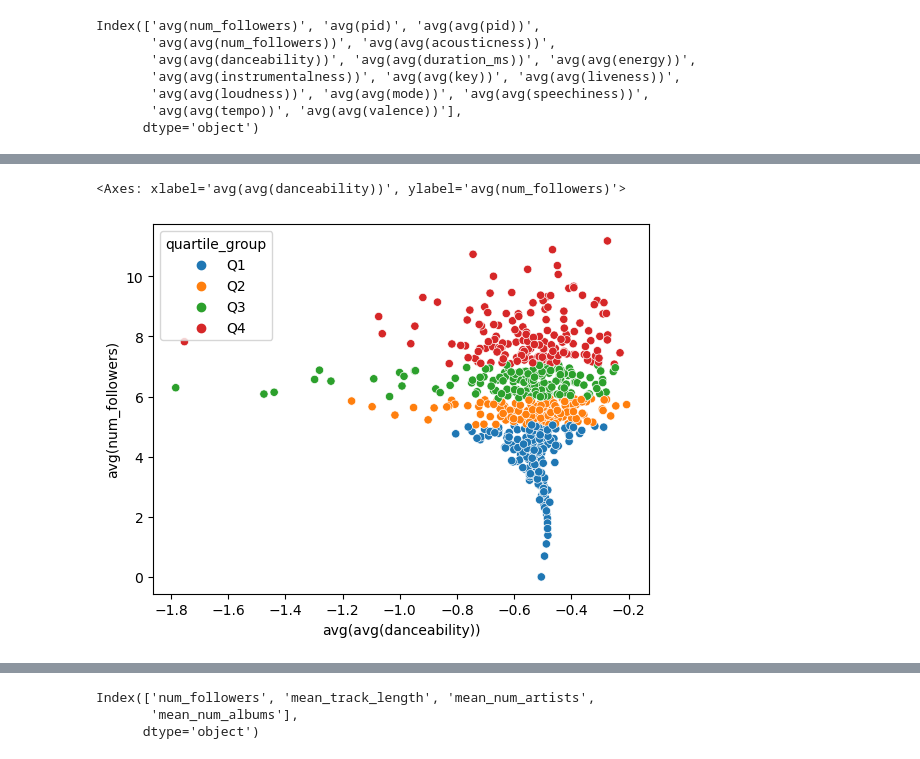
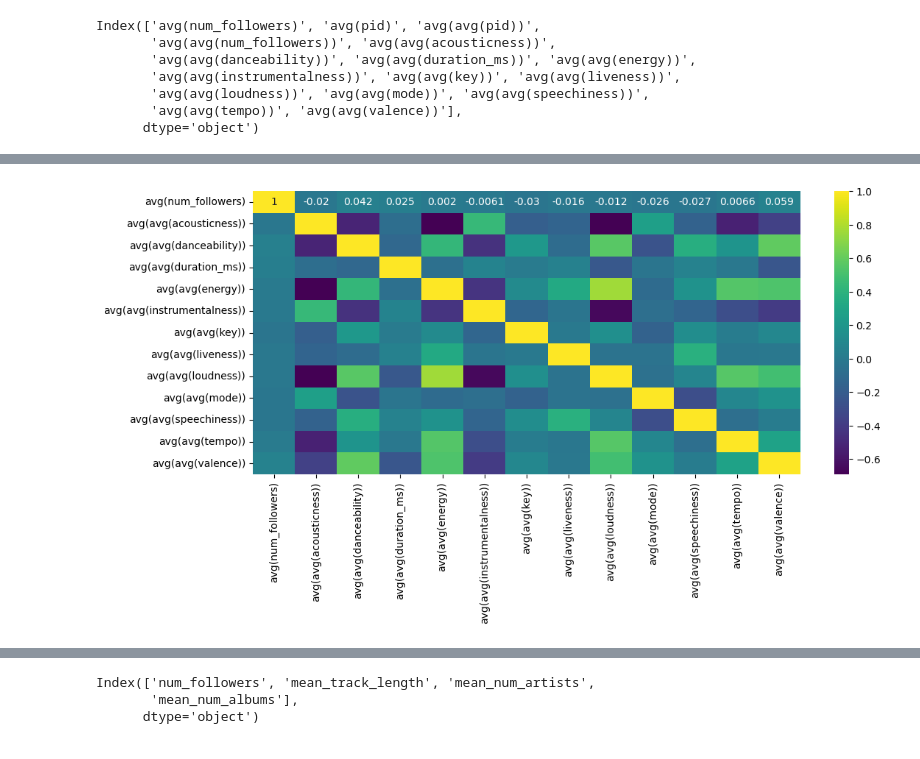
Before and after one commit to Bindila-Bogdan/Decoding-Playlist-Success, a Jupyter notebook: bivariate_eda.ipynb, the cells around one changed output, grey strips where cells are left out. Saved outputs shown, nothing was run; the diff lists cells and outputs as text; code cells hidden in the pictures.

```diff
--- a/bivariate_eda.ipynb
+++ b/bivariate_eda.ipynb
@@ -43,6 +46,8 @@ sns.scatterplot(data=audio_df,y="avg(num_followers)",hue="avg(num_followers)",x=
-# %%
-audio_df["avg(avg(danceability))"] = np.log(audio_df["avg(avg(danceability))"])
-sns.scatterplot(data=audio_df,y="avg(num_followers)",hue="quartile_group",x="avg(avg(danceability))")
-# %% [output]
-<Axes: xlabel='avg(avg(danceability))', ylabel='avg(num_followers)'>
-[figure, removed]
+# %%
+# Get correlation between audio features and num_followers
+correlated_columns = audio_df.drop(['quartile_group','avg(avg(pid))','avg(avg(num_followers))','avg(pid)'],axis=1)
+plt.figure(figsize=(12,5))
+sns.heatmap(correlated_columns.corr(),robust=True,annot=True, cmap='viridis')
+plt.show()
+# %% [output]
+[figure, added]
```
Also changed, not shown: parts of 16 cells of this notebook, 9 other files.
